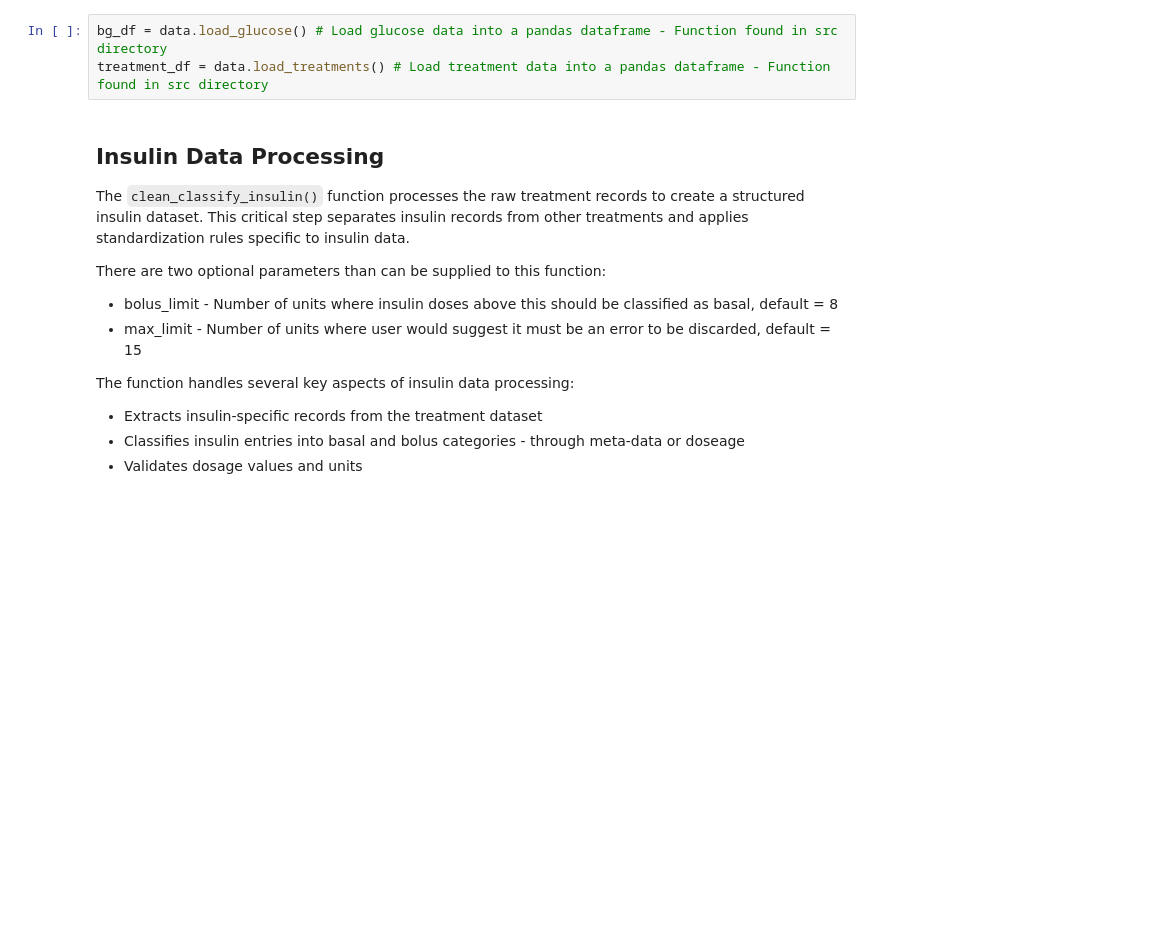
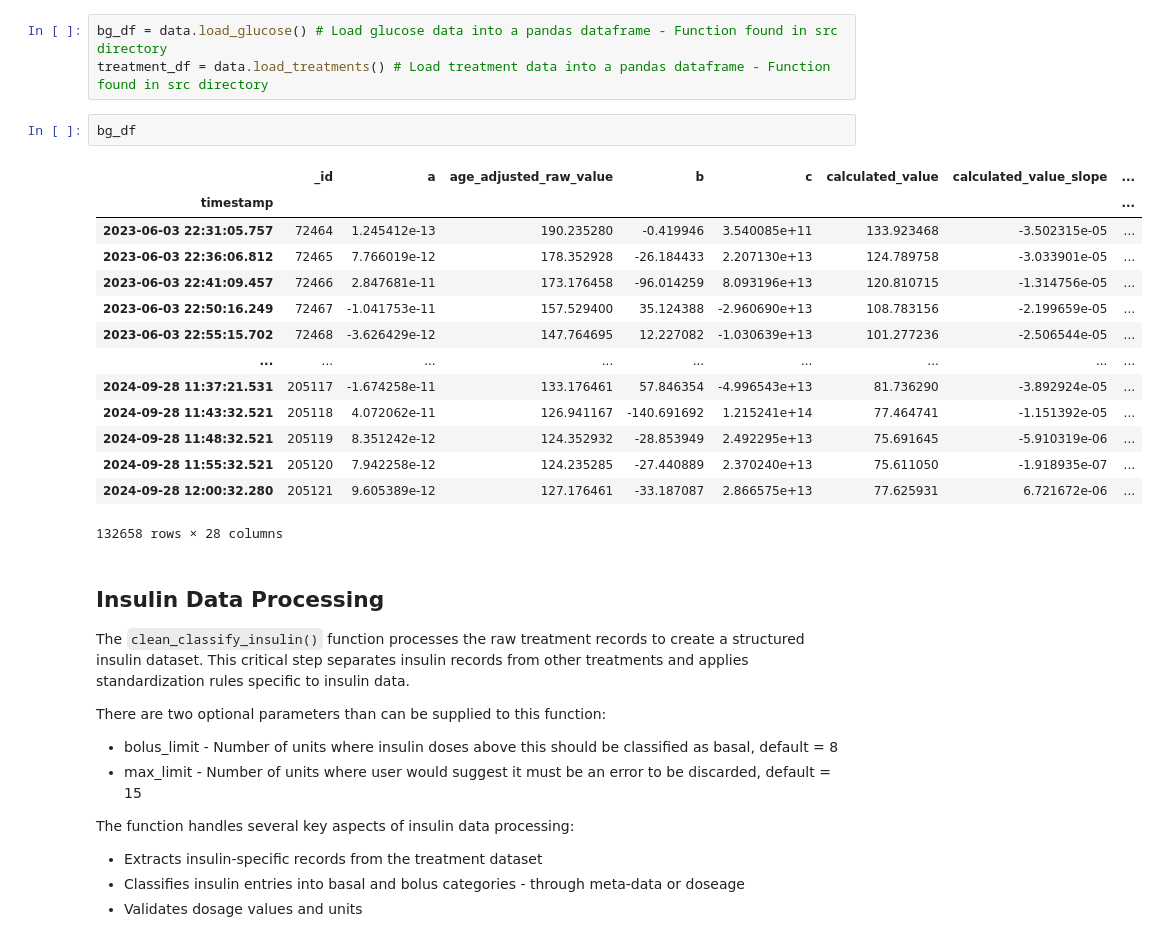
Before and after one commit to Warren8824/cgm-data-processor, a Jupyter notebook: notebooks/examples/load_and_export_data.ipynb, the cells around one changed output. Drawn from its saved outputs; the diff is of its cells as text; blank space fills up the shorter version.

```diff
--- a/notebooks/examples/load_and_export_data.ipynb
+++ b/notebooks/examples/load_and_export_data.ipynb
@@ -63,6 +63,23 @@ Note: These raw dataframes will undergo further processing and quality assessmen
 # %%
 bg_df = data.load_glucose() # Load glucose data into a pandas dataframe - Function found in src directory
 treatment_df = data.load_treatments() # Load treatment data into a pandas dataframe - Function found in src directory
+# %%
+bg_df
+# %% [output]
+|  | _id | a | age_adjusted_raw_value | b | c | calculated_value | calculated_value_slope | ... |
+| timestamp |  |  |  |  |  |  |  | ... |
+| 2023-06-03 22:31:05.757 | 72464 | 1.245412e-13 | 190.235280 | -0.419946 | 3.540085e+11 | 133.923468 | -3.502315e-05 | ... |
+| 2023-06-03 22:36:06.812 | 72465 | 7.766019e-12 | 178.352928 | -26.184433 | 2.207130e+13 | 124.789758 | -3.033901e-05 | ... |
+| 2023-06-03 22:41:09.457 | 72466 | 2.847681e-11 | 173.176458 | -96.014259 | 8.093196e+13 | 120.810715 | -1.314756e-05 | ... |
+| 2023-06-03 22:50:16.249 | 72467 | -1.041753e-11 | 157.529400 | 35.124388 | -2.960690e+13 | 108.783156 | -2.199659e-05 | ... |
+| 2023-06-03 22:55:15.702 | 72468 | -3.626429e-12 | 147.764695 | 12.227082 | -1.030639e+13 | 101.277236 | -2.506544e-05 | ... |
+| ... | ... | ... | ... | ... | ... | ... | ... | ... |
+| 2024-09-28 11:37:21.531 | 205117 | -1.674258e-11 | 133.176461 | 57.846354 | -4.996543e+13 | 81.736290 | -3.892924e-05 | ... |
+| 2024-09-28 11:43:32.521 | 205118 | 4.072062e-11 | 126.941167 | -140.691692 | 1.215241e+14 | 77.464741 | -1.151392e-05 | ... |
+| 2024-09-28 11:48:32.521 | 205119 | 8.351242e-12 | 124.352932 | -28.853949 | 2.492295e+13 | 75.691645 | -5.910319e-06 | ... |
+| 2024-09-28 11:55:32.521 | 205120 | 7.942258e-12 | 124.235285 | -27.440889 | 2.370240e+13 | 75.611050 | -1.918935e-07 | ... |
+| 2024-09-28 12:00:32.280 | 205121 | 9.605389e-12 | 127.176461 | -33.187087 | 2.866575e+13 | 77.625931 | 6.721672e-06 | ... |
+132658 rows × 28 columns
 # %% [markdown]
 ## Insulin Data Processing
 
```
Also changed, not shown: 11 other files.
